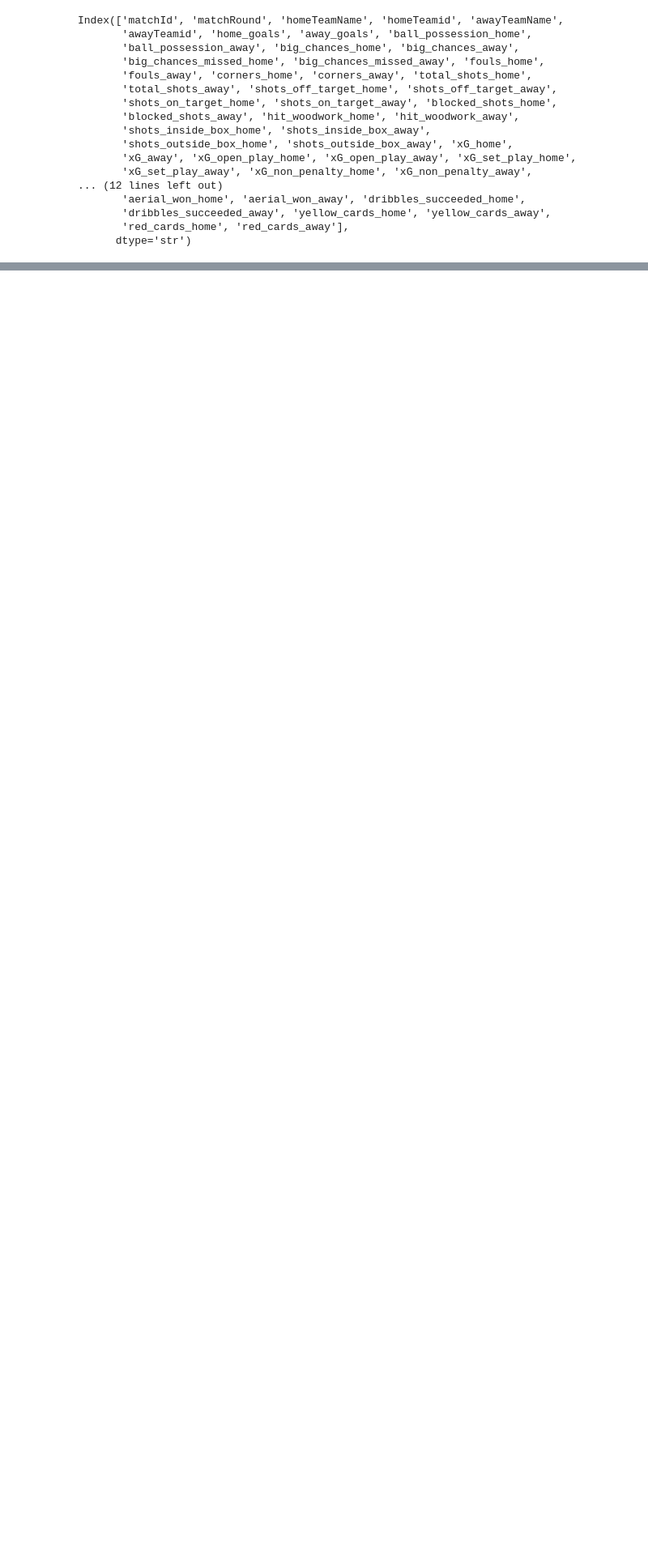
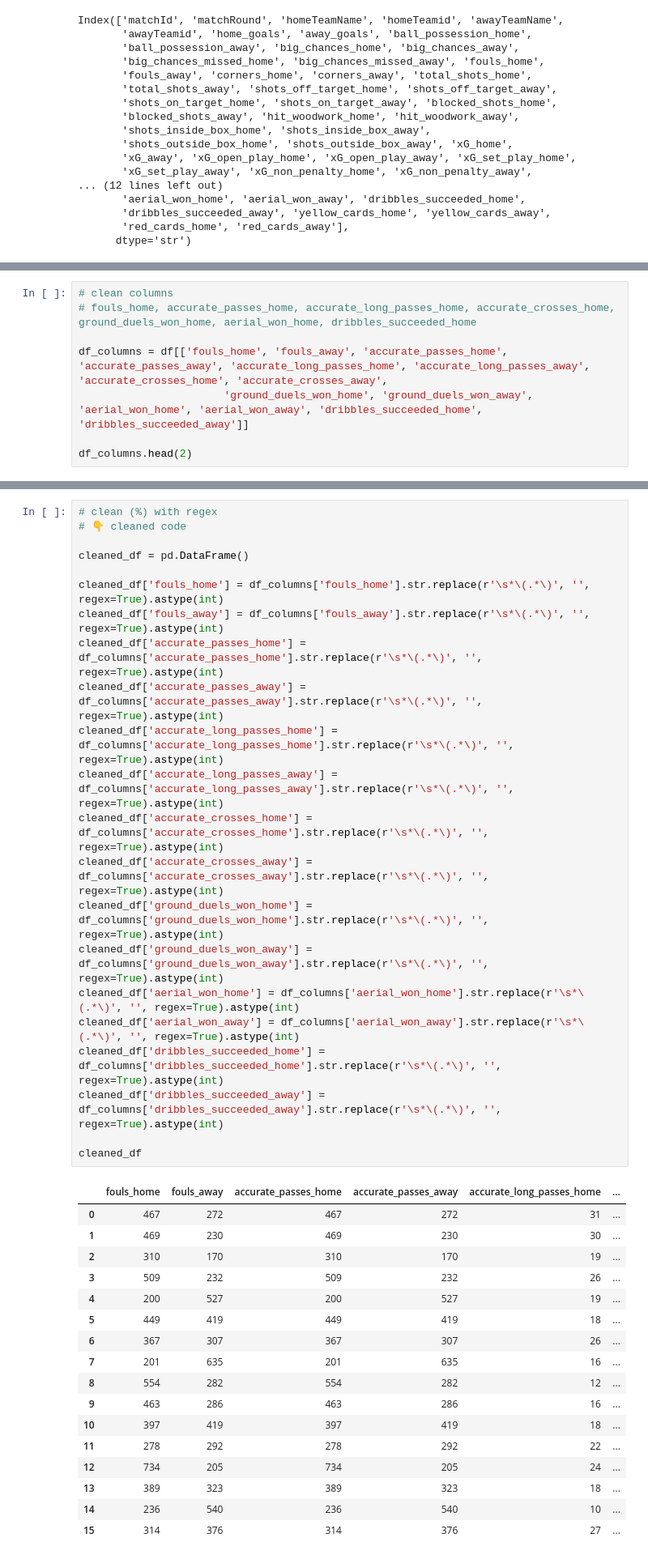
Before and after one commit to bolaxel/wcup26, a Jupyter notebook: cleaning.ipynb, the cells around one changed output, grey strips where cells are left out. Shown at 81% size. Saved outputs shown, nothing was run; the diff lists cells and outputs as text; blank space fills up the shorter version.

Commit message:
cleaned code

```diff
--- a/cleaning.ipynb
+++ b/cleaning.ipynb
@@ -264,3 +271,11 @@ result
 | 5 | 5934 | Haiti | 0 | 22 | 1 | 1.0 | 15 | 9 | ... |
 | 19 | 6720 | Spain | 0 | 51 | 2 | 1.0 | 27 | 12 | ... |
 32 rows × 26 columns
+# %%
+# clean columns
+# fouls_home, accurate_passes_home, accurate_long_passes_home, accurate_crosses_home, ground_duels_won_home, aerial_won_home, dribbles_succeeded_home
+
+df_columns = df[['fouls_home', 'fouls_away', 'accurate_passes_home', 'accurate_passes_away', 'accurate_long_passes_home', 'accurate_long_passes_away', 'accurate_crosses_home', 'accurate_crosses_away',
+                       'ground_duels_won_home', 'ground_duels_won_away', 'aerial_won_home', 'aerial_won_away', 'dribbles_succeeded_home', 'dribbles_succeeded_away']]
+
+df_columns.head(2)
@@ -266,0 +286,40 @@ result
+# %%
+# clean (%) with regex
+# 👇 cleaned code
+
+cleaned_df = pd.DataFrame()
+
+cleaned_df['fouls_home'] = df_columns['fouls_home'].str.replace(r'\s*\(.*\)', '', regex=True).astype(int)
+cleaned_df['fouls_away'] = df_columns['fouls_away'].str.replace(r'\s*\(.*\)', '', regex=True).astype(int)
+cleaned_df['accurate_passes_home'] = df_columns['accurate_passes_home'].str.replace(r'\s*\(.*\)', '', regex=True).astype(int)
+cleaned_df['accurate_passes_away'] = df_columns['accurate_passes_away'].str.replace(r'\s*\(.*\)', '', regex=True).astype(int)
+cleaned_df['accurate_long_passes_home'] = df_columns['accurate_long_passes_home'].str.replace(r'\s*\(.*\)', '', regex=True).astype(int)
+cleaned_df['accurate_long_passes_away'] = df_columns['accurate_long_passes_away'].str.replace(r'\s*\(.*\)', '', regex=True).astype(int)
+cleaned_df['accurate_crosses_home'] = df_columns['accurate_crosses_home'].str.replace(r'\s*\(.*\)', '', regex=True).astype(int)
+cleaned_df['accurate_crosses_away'] = df_columns['accurate_crosses_away'].str.replace(r'\s*\(.*\)', '', regex=True).astype(int)
+cleaned_df['ground_duels_won_home'] = df_columns['ground_duels_won_home'].str.replace(r'\s*\(.*\)', '', regex=True).astype(int)
+cleaned_df['ground_duels_won_away'] = df_columns['ground_duels_won_away'].str.replace(r'\s*\(.*\)', '', regex=True).astype(int)
+cleaned_df['aerial_won_home'] = df_columns['aerial_won_home'].str.replace(r'\s*\(.*\)', '', regex=True).astype(int)
+cleaned_df['aerial_won_away'] = df_columns['aerial_won_away'].str.replace(r'\s*\(.*\)', '', regex=True).astype(int)
+cleaned_df['dribbles_succeeded_home'] = df_columns['dribbles_succeeded_home'].str.replace(r'\s*\(.*\)', '', regex=True).astype(int)
+cleaned_df['dribbles_succeeded_away'] = df_columns['dribbles_succeeded_away'].str.replace(r'\s*\(.*\)', '', regex=True).astype(int)
+
+cleaned_df
+# %% [output]
+|  | fouls_home | fouls_away | accurate_passes_home | accurate_passes_away | accurate_long_passes_home | ... |
+| 0 | 467 | 272 | 467 | 272 | 31 | ... |
+| 1 | 469 | 230 | 469 | 230 | 30 | ... |
+| 2 | 310 | 170 | 310 | 170 | 19 | ... |
+| 3 | 509 | 232 | 509 | 232 | 26 | ... |
+| 4 | 200 | 527 | 200 | 527 | 19 | ... |
+| 5 | 449 | 419 | 449 | 419 | 18 | ... |
+| 6 | 367 | 307 | 367 | 307 | 26 | ... |
+| 7 | 201 | 635 | 201 | 635 | 16 | ... |
+| 8 | 554 | 282 | 554 | 282 | 12 | ... |
+| 9 | 463 | 286 | 463 | 286 | 16 | ... |
+| 10 | 397 | 419 | 397 | 419 | 18 | ... |
+| 11 | 278 | 292 | 278 | 292 | 22 | ... |
+| 12 | 734 | 205 | 734 | 205 | 24 | ... |
+| 13 | 389 | 323 | 389 | 323 | 18 | ... |
+| 14 | 236 | 540 | 236 | 540 | 10 | ... |
+| 15 | 314 | 376 | 314 | 376 | 27 | ... |
```
Also changed, not shown: parts of 7 cells of this notebook.
